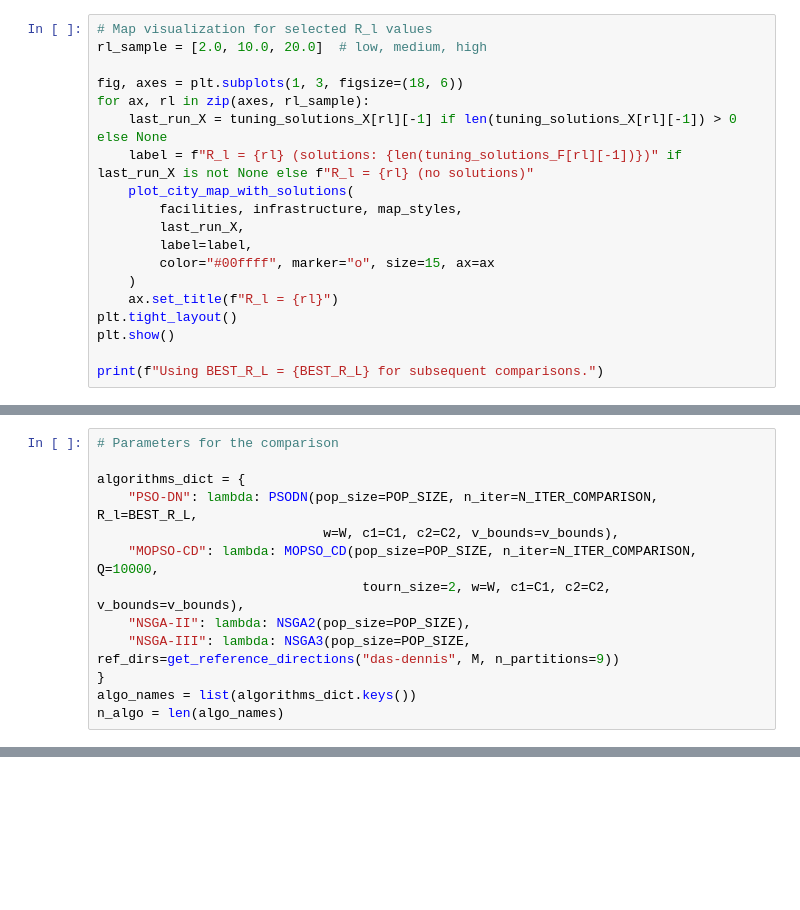
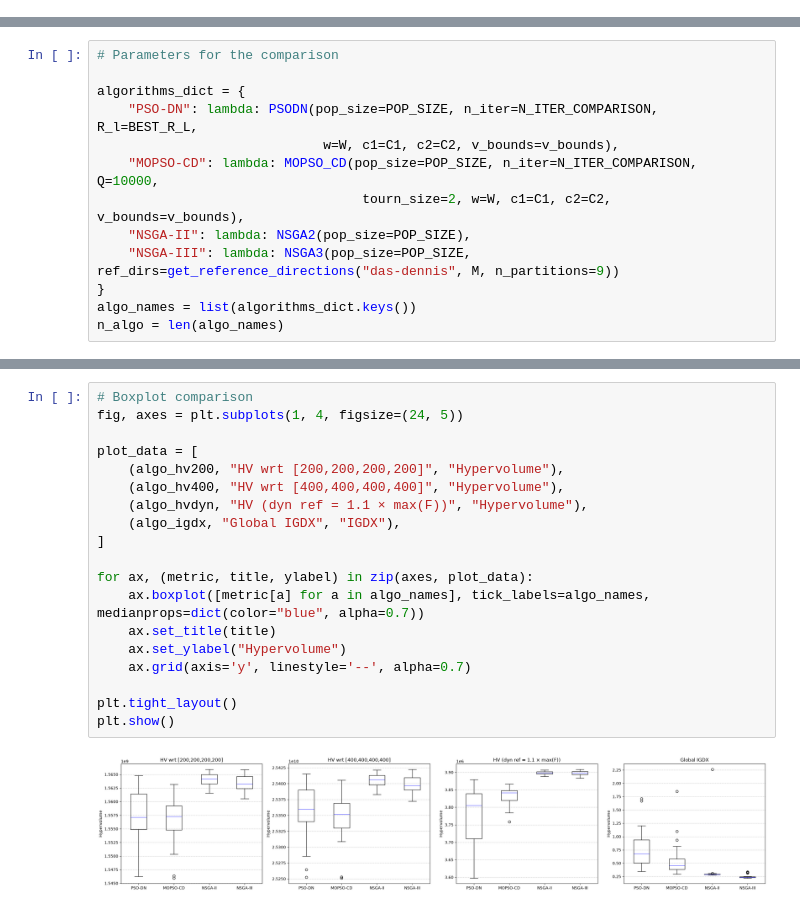
Before and after one commit to silviacalabretta/pso-dn-mmop, a Jupyter notebook: notebooks/comparative_analysis.ipynb, the cells around one changed output, grey strips where cells are left out. Cells and saved outputs as stored; diff of their text form; blank space fills up the shorter version.

```diff
--- a/notebooks/comparative_analysis.ipynb
+++ b/notebooks/comparative_analysis.ipynb
@@ -223,19 +222,0 @@ Best R_l by mean HV200: 10.0
-# %%
-# Map visualization for selected R_l values
-rl_sample = [2.0, 10.0, 20.0]  # low, medium, high
-
-fig, axes = plt.subplots(1, 3, figsize=(18, 6))
-for ax, rl in zip(axes, rl_sample):
-    last_run_X = tuning_solutions_X[rl][-1] if len(tuning_solutions_X[rl][-1]) > 0 else None
-    label = f"R_l = {rl} (solutions: {len(tuning_solutions_F[rl][-1])})" if last_run_X is not None else f"R_l = {rl} (no solutions)"
-    plot_city_map_with_solutions(
-        facilities, infrastructure, map_styles,
-        last_run_X,
-        label=label,
-        color="#00ffff", marker="o", size=15, ax=ax
-    )
-    ax.set_title(f"R_l = {rl}")
-plt.tight_layout()
-plt.show()
-
-print(f"Using BEST_R_L = {BEST_R_L} for subsequent comparisons.")
@@ -631,0 +544,21 @@ of the notebook to regenerate results from scratch.
+# %%
+# Boxplot comparison
+fig, axes = plt.subplots(1, 4, figsize=(24, 5))
+
+plot_data = [
+    (algo_hv200, "HV wrt [200,200,200,200]", "Hypervolume"),
+    (algo_hv400, "HV wrt [400,400,400,400]", "Hypervolume"),
+    (algo_hvdyn, "HV (dyn ref = 1.1 × max(F))", "Hypervolume"),
+    (algo_igdx, "Global IGDX", "IGDX"),
+]
+
+for ax, (metric, title, ylabel) in zip(axes, plot_data):
+    ax.boxplot([metric[a] for a in algo_names], tick_labels=algo_names, medianprops=dict(color="blue", alpha=0.7))
+    ax.set_title(title)
+    ax.set_ylabel("Hypervolume")
+    ax.grid(axis='y', linestyle='--', alpha=0.7)
+
+plt.tight_layout()
+plt.show()
+# %% [output]
+[figure, added]
```
Also changed, not shown: parts of 25 cells of this notebook, 7 other files.
